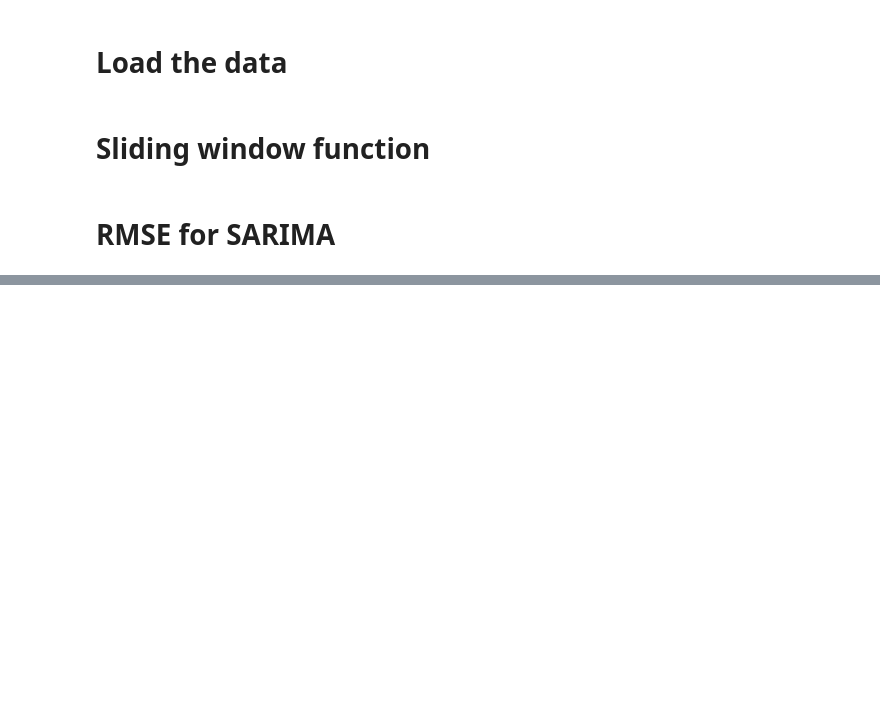
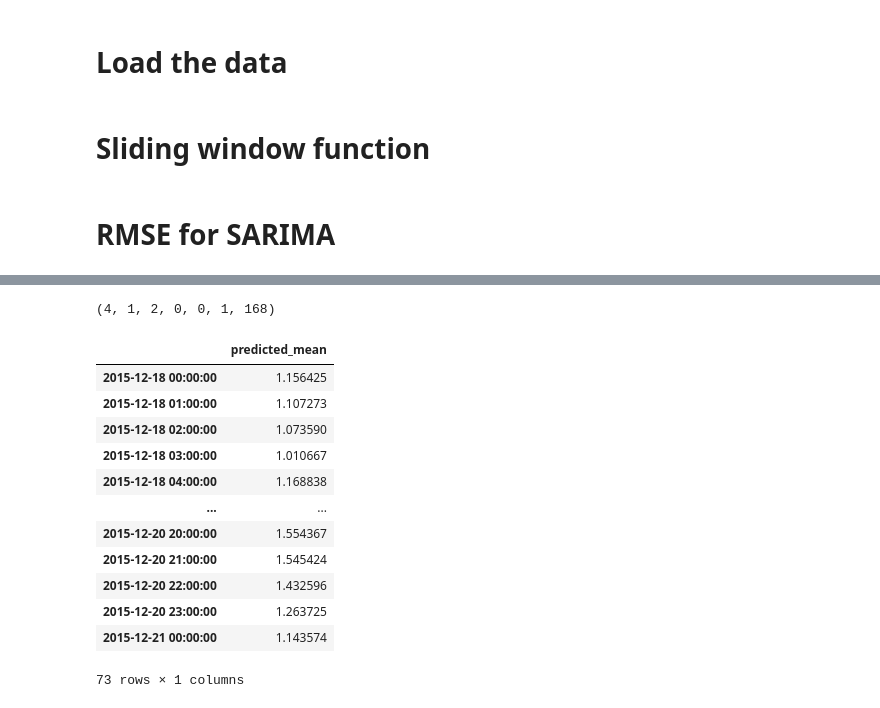
Before and after one commit to Divixity/Datavidenskab-P6, a Jupyter notebook: Development/arima_consuming_sliding_NEW.ipynb, the cells around one changed output, grey strips where cells are left out. Drawn from its saved outputs; the diff is of its cells as text; code cells hidden in the pictures; blank space fills up the shorter version.

```diff
--- a/Development/arima_consuming_sliding_NEW.ipynb
+++ b/Development/arima_consuming_sliding_NEW.ipynb
@@ -82,4 +91,6 @@ for params in sarima_params:
 best_rmse = min(sarima_rmses.values())
 best_param_key = [key for key in sarima_rmses if sarima_rmses[key] == best_rmse]
 best_params = sarima_params[best_param_key[0]]
-best_params
+best_params, best_rmse
+# %% [output]
+(4, 1, 2, 0, 0, 1, 168)
@@ -86 +111,17 @@ best_params
+# %%
+predictions#.index
+# %% [output]
+|  | predicted_mean |
+| 2015-12-18 00:00:00 | 1.156425 |
+| 2015-12-18 01:00:00 | 1.107273 |
+| 2015-12-18 02:00:00 | 1.073590 |
+| 2015-12-18 03:00:00 | 1.010667 |
+| 2015-12-18 04:00:00 | 1.168838 |
+| ... | ... |
+| 2015-12-20 20:00:00 | 1.554367 |
+| 2015-12-20 21:00:00 | 1.545424 |
+| 2015-12-20 22:00:00 | 1.432596 |
+| 2015-12-20 23:00:00 | 1.263725 |
+| 2015-12-21 00:00:00 | 1.143574 |
+73 rows × 1 columns
 # %%
```
Also changed, not shown: parts of 3 cells of this notebook, 4 other files.
